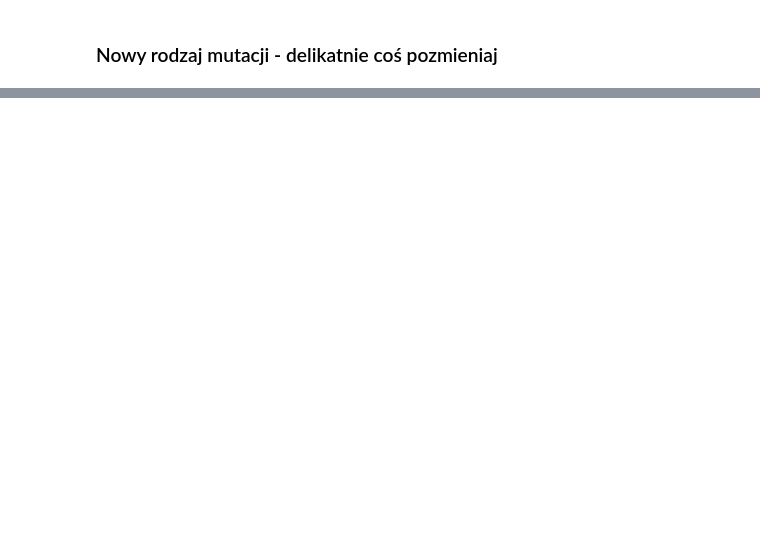
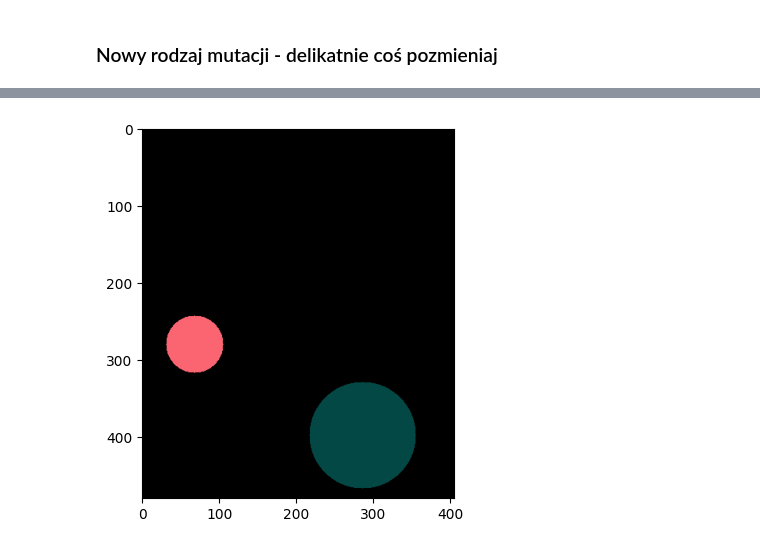
Before and after one commit to michalfica/algorytmy-ewolucyjne---projekt-, a Jupyter notebook: projekt/testing.ipynb, the cells around one changed output, grey strips where cells are left out. Saved outputs shown, nothing was run; the diff lists cells and outputs as text; code cells hidden in the pictures; blank space fills up the shorter version.

```diff
--- a/projekt/testing.ipynb
+++ b/projekt/testing.ipynb
@@ -224,0 +239,5 @@ axarr[0, 1].imshow(x_image_after_conversion)
+# %%
+parent.add_splash()
+parent.show_image()
+# %% [output]
+[figure, added]
```
Also changed, not shown: parts of 17 cells of this notebook, 4 other files.
